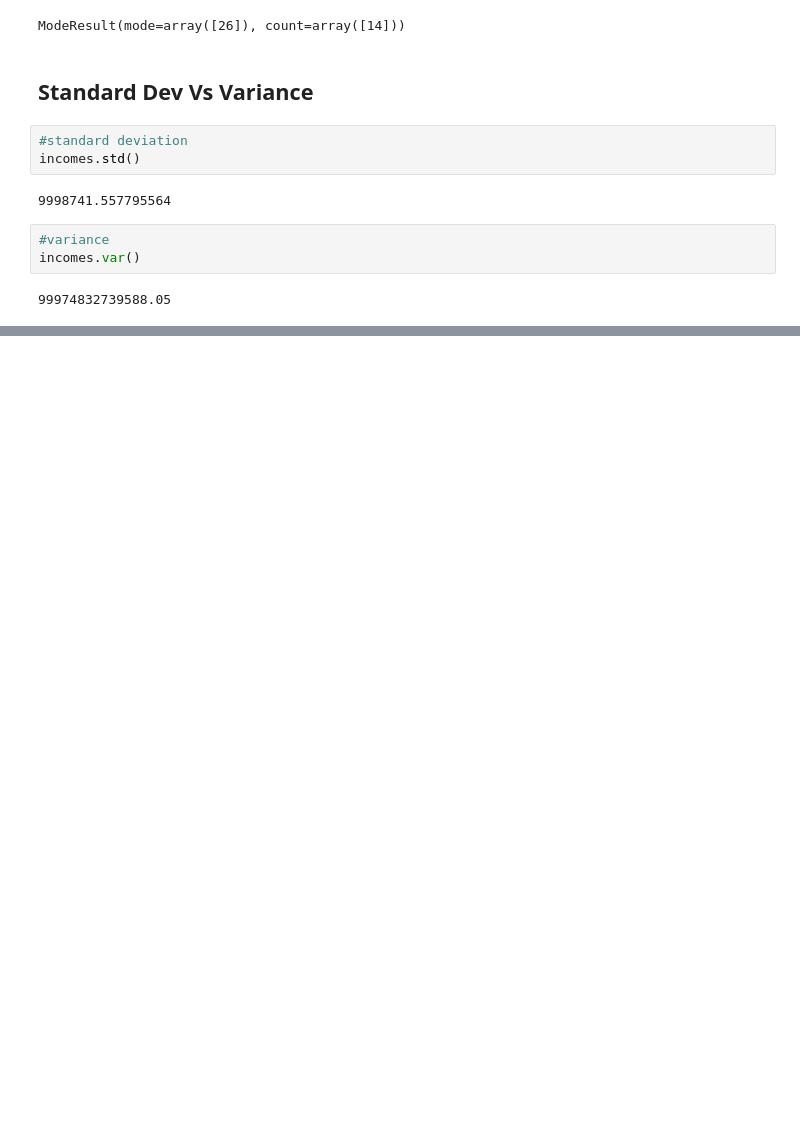
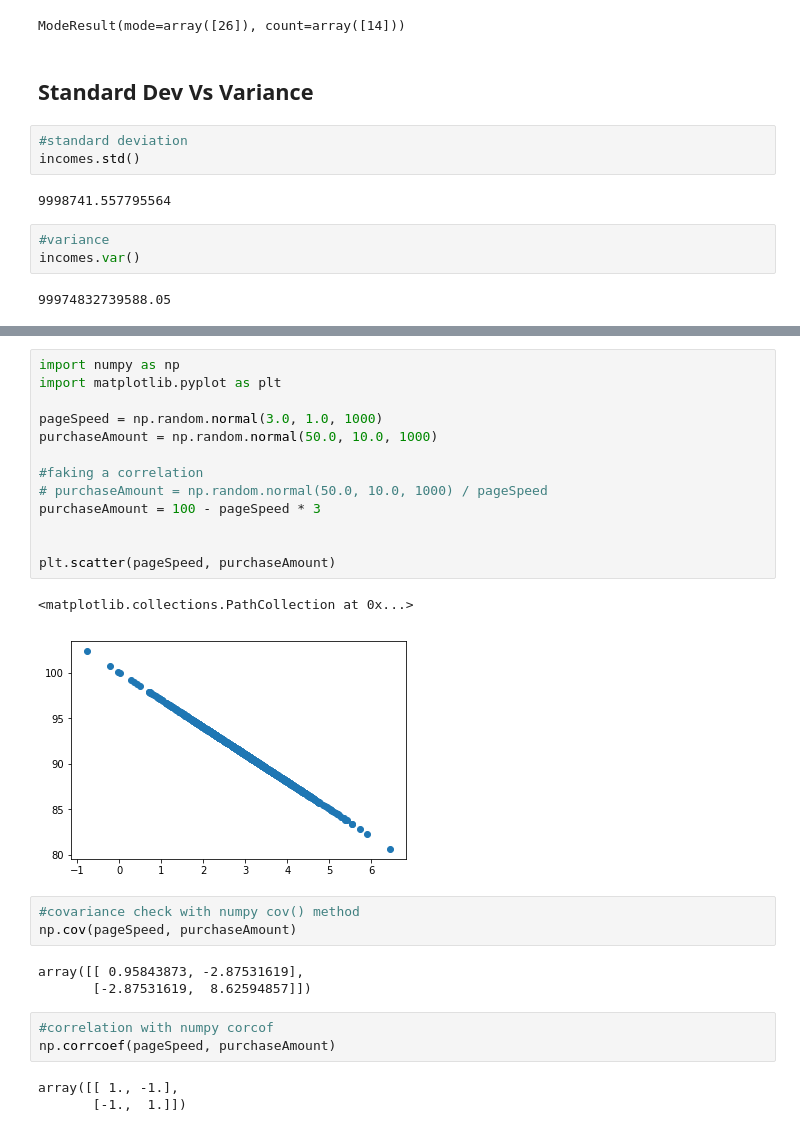
Before and after one commit to sayed6201/200_days_of_ML_with_python, a Jupyter notebook: stats and matplotliib/statistics_notebook.ipynb, the cells around one changed output, grey strips where cells are left out. Saved outputs shown, nothing was run; the diff lists cells and outputs as text; blank space fills up the shorter version.

```diff
--- a/stats and matplotliib/statistics_notebook.ipynb
+++ b/stats and matplotliib/statistics_notebook.ipynb
@@ -90,0 +172,28 @@ incomes.var()
+# %%
+import numpy as np
+import matplotlib.pyplot as plt
+
+pageSpeed = np.random.normal(3.0, 1.0, 1000)
+purchaseAmount = np.random.normal(50.0, 10.0, 1000)
+
+#faking a correlation
+# purchaseAmount = np.random.normal(50.0, 10.0, 1000) / pageSpeed
+purchaseAmount = 100 - pageSpeed * 3
+
+
+plt.scatter(pageSpeed, purchaseAmount)
+# %% [output]
+<matplotlib.collections.PathCollection at 0x...>
+[figure, added]
+# %%
+#covariance check with numpy cov() method
+np.cov(pageSpeed, purchaseAmount)
+# %% [output]
+array([[ 0.95843873, -2.87531619],
+       [-2.87531619,  8.62594857]])
+# %%
+#correlation with numpy corcof
+np.corrcoef(pageSpeed, purchaseAmount)
+# %% [output]
+array([[ 1., -1.],
+       [-1.,  1.]])
```
Also changed, not shown: parts of 20 cells of this notebook, 1 other file.
